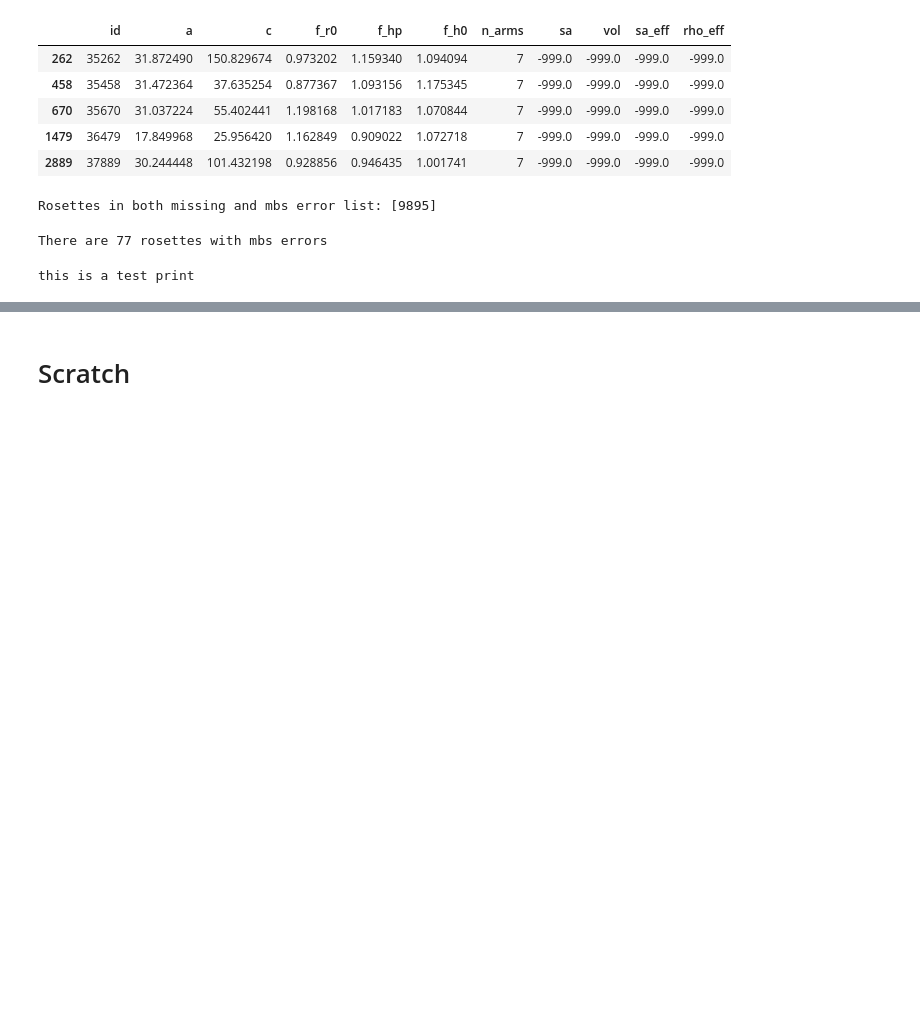
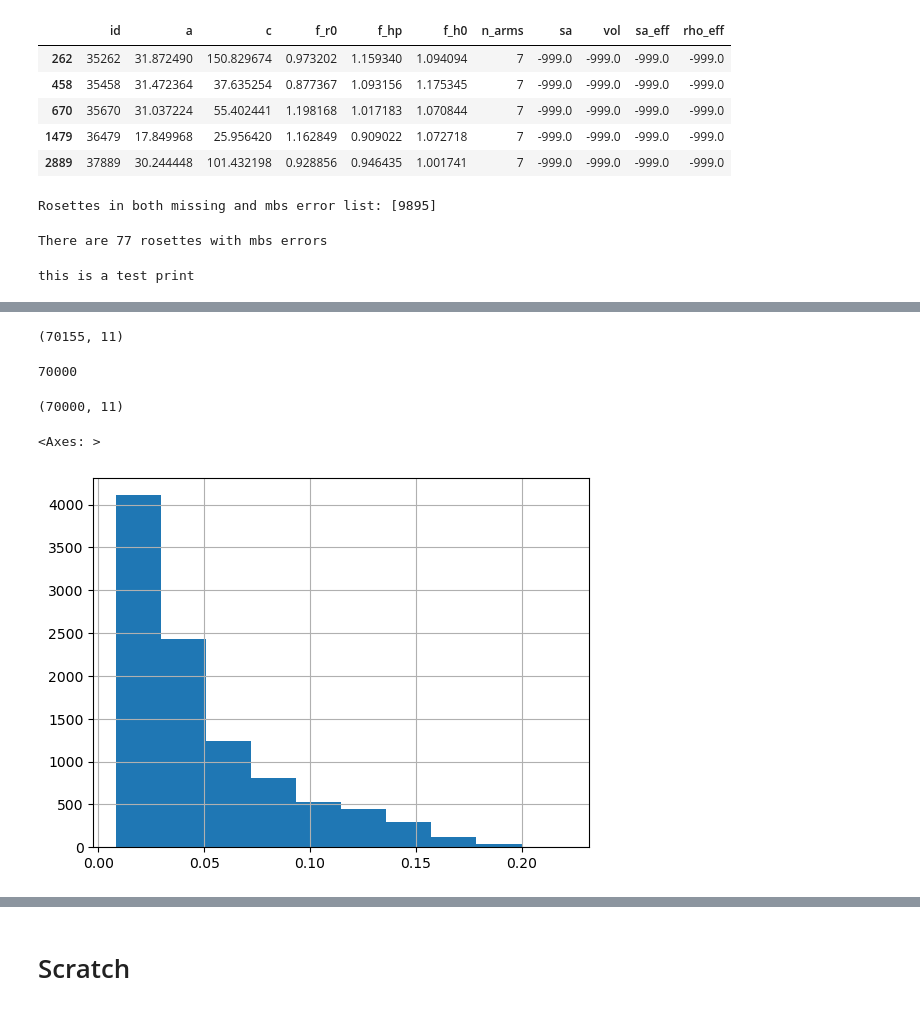
Before and after one commit to josephko91/ice3d, a Jupyter notebook: notebooks/15-residual-ros.ipynb, the cells around one changed output, grey strips where cells are left out. Drawn from its saved outputs; the diff is of its cells as text; code cells hidden in the pictures; blank space fills up the shorter version.

```diff
--- a/notebooks/15-residual-ros.ipynb
+++ b/notebooks/15-residual-ros.ipynb
@@ -593,0 +925,30 @@ this is a test print
+# %%
+# read all data post-transfer and QA
+data_dir = '/glade/derecho/scratch/joko/synth-ros/params_200_50-debug-20250316/data/'
+file_paths = glob.glob(data_dir + "*.txt")
+dfs = []
+for file in file_paths:
+    df = pd.read_csv(file, delimiter=",", header=None)
+    dfs.append(df)
+df = pd.concat(dfs, ignore_index=True)
+colnames = ['id', 'a', 'c', 'f_r0', 'f_hp', 'f_h0', 'n_arms', 'sa', 'vol', 'sa_eff', 'rho_eff']
+df.columns = colnames
+print(df.shape)
+# %% [output]
+(70155, 11)
+# %%
+len(df.id.unique())
+# %% [output]
+70000
+# %%
+# remove invalid rows and dups (keep first instance)
+df_final = df[~((df['sa'].isna()) | (df['sa']==-999))].copy()
+df_final = df_final.drop_duplicates(subset=['id'], keep='first')
+df_final.shape
+# %% [output]
+(70000, 11)
+# %%
+df_final[df_final.n_arms == 4]['rho_eff'].hist()
+# %% [output]
+<Axes: >
+[figure, added]
```
Also changed, not shown: parts of 14 cells of this notebook, 4 other files.
